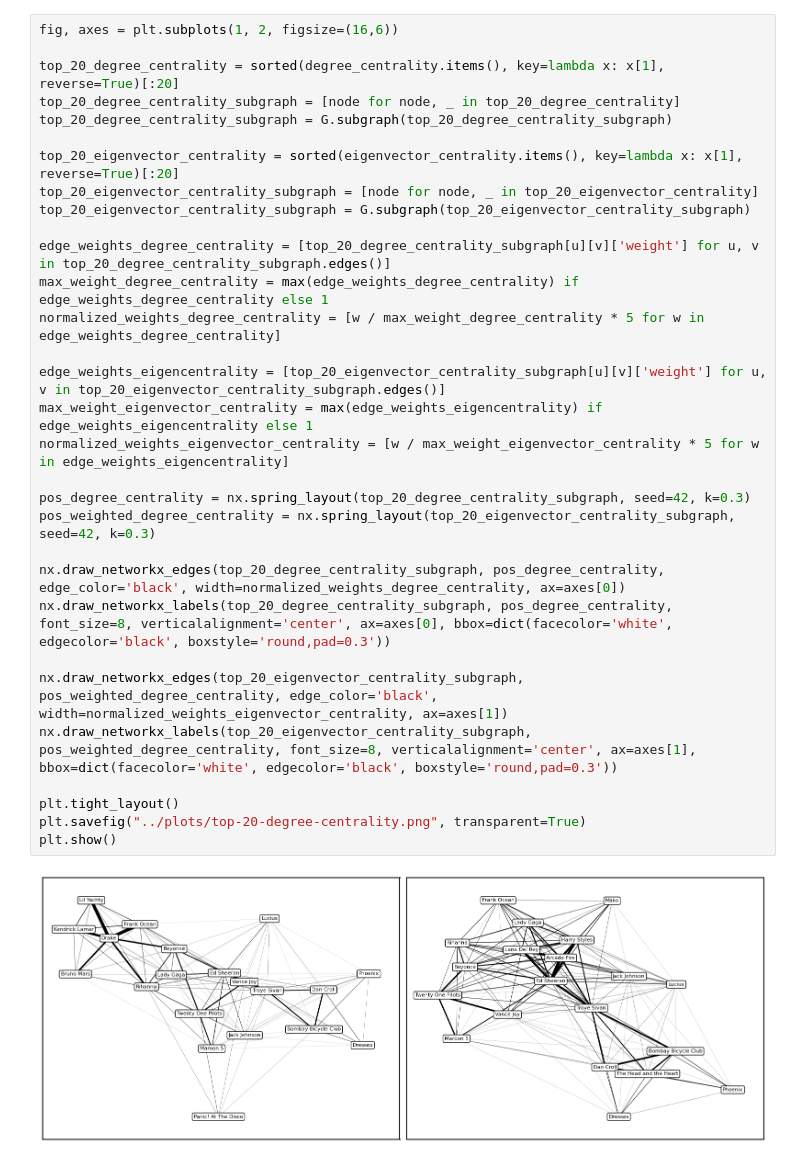
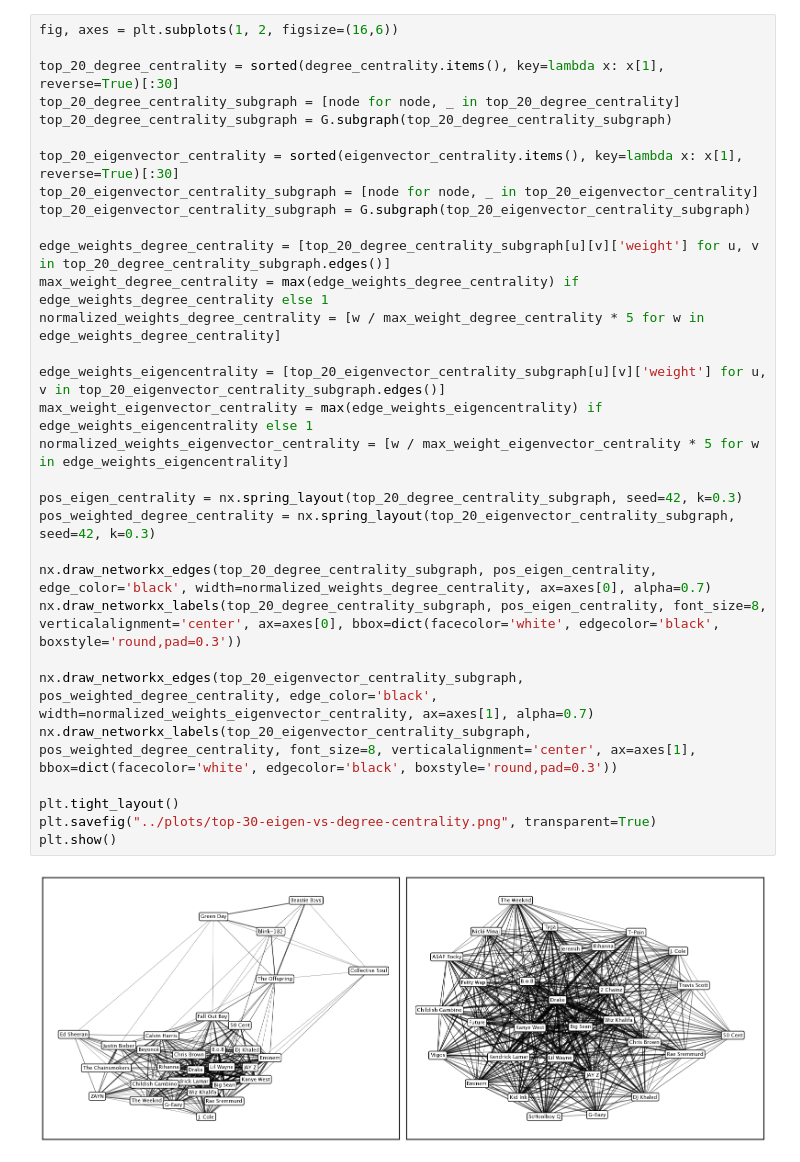
Before and after one commit to micheledinelli/spotify-playlists-network-analysis, a Jupyter notebook: metrics/centrality.ipynb, the cells around one changed output. Saved outputs shown, nothing was run; the diff lists cells and outputs as text.

```diff
--- a/metrics/centrality.ipynb
+++ b/metrics/centrality.ipynb
@@ -288,33 +327,33 @@ plt.show()
 # %%
 fig, axes = plt.subplots(1, 2, figsize=(16,6))
 
-top_20_degree_centrality = sorted(degree_centrality.items(), key=lambda x: x[1], reverse=True)[:20]
+top_20_degree_centrality = sorted(degree_centrality.items(), key=lambda x: x[1], reverse=True)[:30]
 top_20_degree_centrality_subgraph = [node for node, _ in top_20_degree_centrality]
 top_20_degree_centrality_subgraph = G.subgraph(top_20_degree_centrality_subgraph)
 
-top_20_eigenvector_centrality = sorted(eigenvector_centrality.items(), key=lambda x: x[1], reverse=True)[:20]
+top_20_eigenvector_centrality = sorted(eigenvector_centrality.items(), key=lambda x: x[1], reverse=True)[:30]
 top_20_eigenvector_centrality_subgraph = [node for node, _ in top_20_eigenvector_centrality]
 top_20_eigenvector_centrality_subgraph = G.subgraph(top_20_eigenvector_centrality_subgraph)
 
 edge_weights_degree_centrality = [top_20_degree_centrality_subgraph[u][v]['weight'] for u, v in top_20_degree_centrality_subgraph.edges()]
 max_weight_degree_centrality = max(edge_weights_degree_centrality) if edge_weights_degree_centrality else 1
 normalized_weights_degree_centrality = [w / max_weight_degree_centrality * 5 for w in edge_weights_degree_centrality]
 
 edge_weights_eigencentrality = [top_20_eigenvector_centrality_subgraph[u][v]['weight'] for u, v in top_20_eigenvector_centrality_subgraph.edges()]
 max_weight_eigenvector_centrality = max(edge_weights_eigencentrality) if edge_weights_eigencentrality else 1
 normalized_weights_eigenvector_centrality = [w / max_weight_eigenvector_centrality * 5 for w in edge_weights_eigencentrality]
 
-pos_degree_centrality = nx.spring_layout(top_20_degree_centrality_subgraph, seed=42, k=0.3)
+pos_eigen_centrality = nx.spring_layout(top_20_degree_centrality_subgraph, seed=42, k=0.3)
 pos_weighted_degree_centrality = nx.spring_layout(top_20_eigenvector_centrality_subgraph, seed=42, k=0.3)
 
-nx.draw_networkx_edges(top_20_degree_centrality_subgraph, pos_degree_centrality, edge_color='black', width=normalized_weights_degree_centrality, ax=axes[0])
-nx.draw_networkx_labels(top_20_degree_centrality_subgraph, pos_degree_centrality, font_size=8, verticalalignment='center', ax=axes[0], bbox=dict(facecolor='white', edgecolor='black', boxstyle='round,pad=0.3'))
+nx.draw_networkx_edges(top_20_degree_centrality_subgraph, pos_eigen_centrality, edge_color='black', width=normalized_weights_degree_centrality, ax=axes[0], alpha=0.7)
+nx.draw_networkx_labels(top_20_degree_centrality_subgraph, pos_eigen_centrality, font_size=8, verticalalignment='center', ax=axes[0], bbox=dict(facecolor='white', edgecolor='black', boxstyle='round,pad=0.3'))
 
-nx.draw_networkx_edges(top_20_eigenvector_centrality_subgraph, pos_weighted_degree_centrality, edge_color='black', width=normalized_weights_eigenvector_centrality, ax=axes[1])
+nx.draw_networkx_edges(top_20_eigenvector_centrality_subgraph, pos_weighted_degree_centrality, edge_color='black', width=normalized_weights_eigenvector_centrality, ax=axes[1], alpha=0.7)
 nx.draw_networkx_labels(top_20_eigenvector_centrality_subgraph, pos_weighted_degree_centrality, font_size=8, verticalalignment='center', ax=axes[1], bbox=dict(facecolor='white', edgecolor='black', boxstyle='round,pad=0.3'))
 
 plt.tight_layout()
-plt.savefig("../plots/top-20-degree-centrality.png", transparent=True)
+plt.savefig("../plots/top-30-eigen-vs-degree-centrality.png", transparent=True)
 plt.show()
 # %% [output]
-[figure, old version]
+[figure, new version]
```
Also changed, not shown: parts of 13 cells of this notebook, 9 other files.
